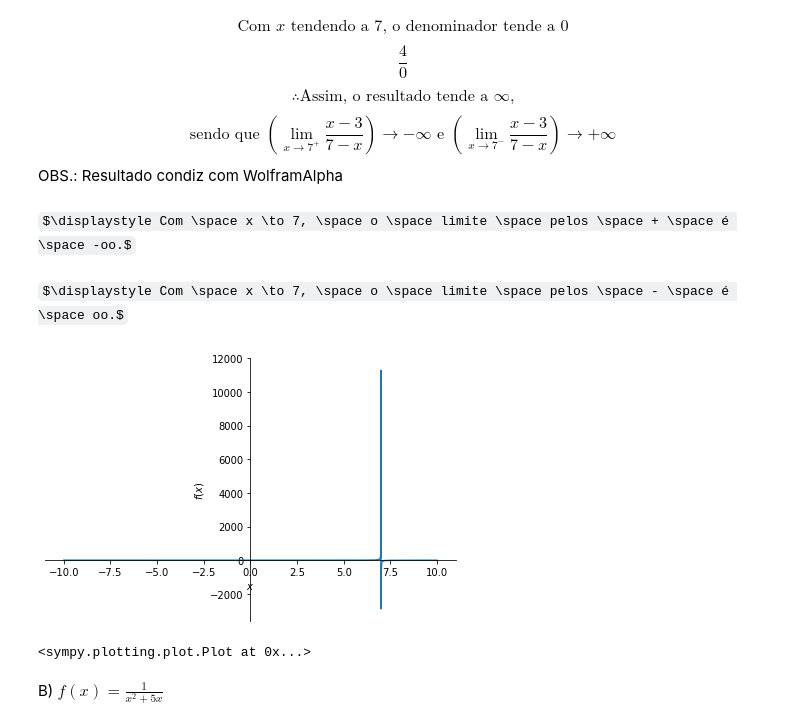
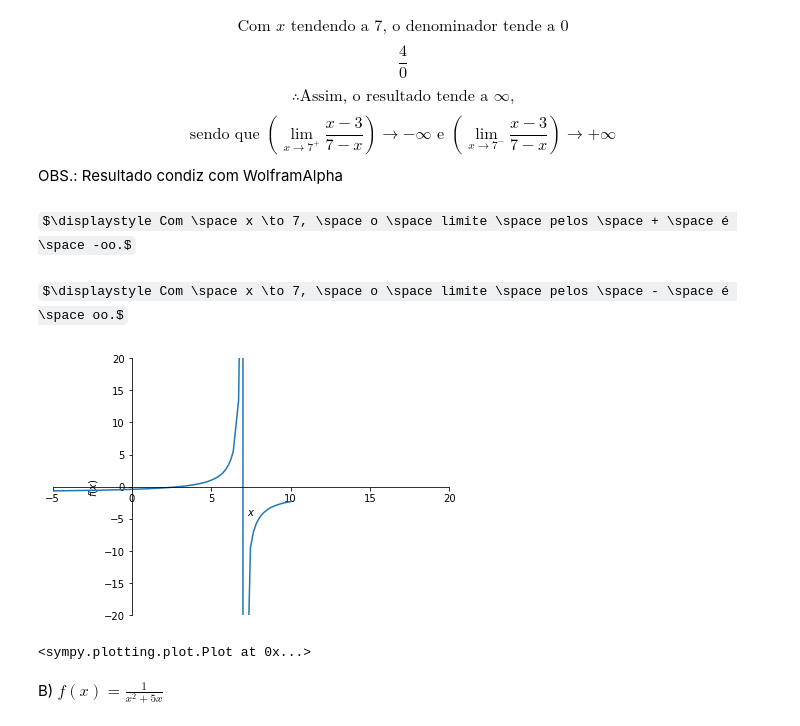
Before and after one commit to lucas-azdias/Modelagem-de-Fenomenos-Fisicos, a Jupyter notebook: Trabalho Prático 1 - RA1/Trabalho Prático 1 - RA1.ipynb, the cells around one changed output. Cells and saved outputs as stored; diff of their text form; code cells hidden in the pictures; some formulas as TeX source.

```diff
--- a/Trabalho Prático 1 - RA1/Trabalho Prático 1 - RA1.ipynb
+++ b/Trabalho Prático 1 - RA1/Trabalho Prático 1 - RA1.ipynb
@@ -265,23 +265,23 @@ OBS.: Resultado condiz com WolframAlpha
 # %%
 from IPython.display import display, Math
 import sympy as sp
 
 
 x = sp.Symbol('x')
 
 f = (x - 3) / (7 - x)
 
 limit = 7
 lpos = sp.limit(f, x, limit, '+') # Limite para x tendendo pelos +
 display(Math(f"Com \space x \\to {limit}, \space o \space limite \space pelos \space + \space é \space {lpos}."))
 lneg = sp.limit(f, x, limit, '-') # Limite para x tendendo pelos -
 display(Math(f"Com \space x \\to {limit}, \space o \space limite \space pelos \space - \space é \space {lneg}."))
 
-sp.plot(f)
+sp.plot(f, xlim=[-5, 20], ylim=[-20, 20])
 # %% [output]
 $\displaystyle Com \space x \to 7, \space o \space limite \space pelos \space + \space é \space -oo.$
 $\displaystyle Com \space x \to 7, \space o \space limite \space pelos \space - \space é \space oo.$
-[figure, old version]
+[figure, new version]
 <sympy.plotting.plot.Plot at 0x...>
 # %% [markdown]
 B) $f(x)=\frac{1}{x^2+5x}$
```
Also changed, not shown: parts of 4 cells of this notebook.
